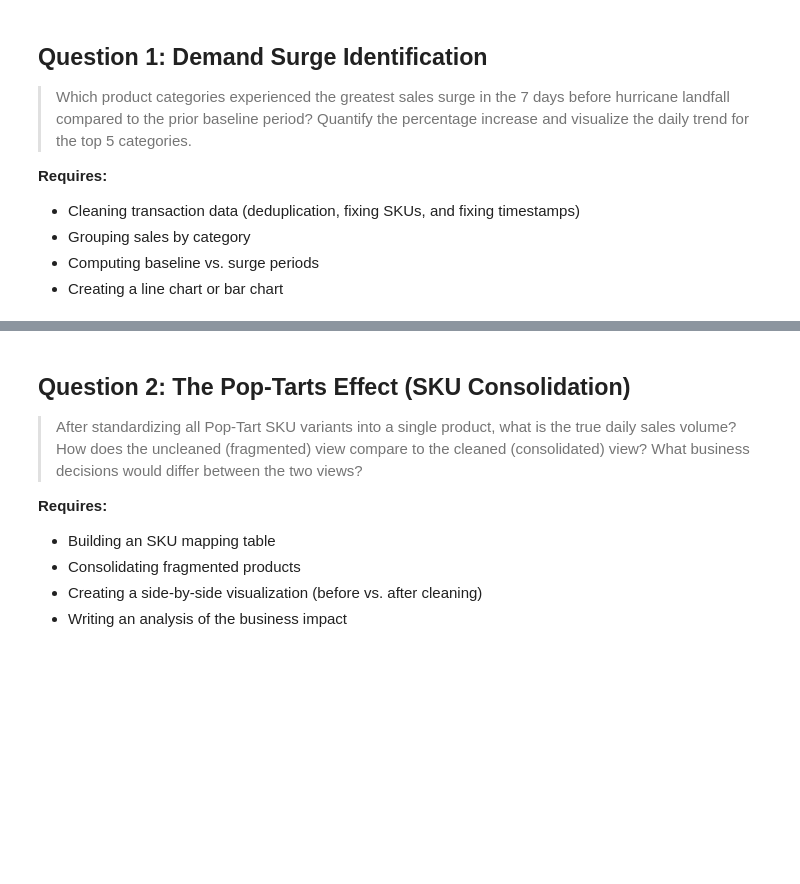
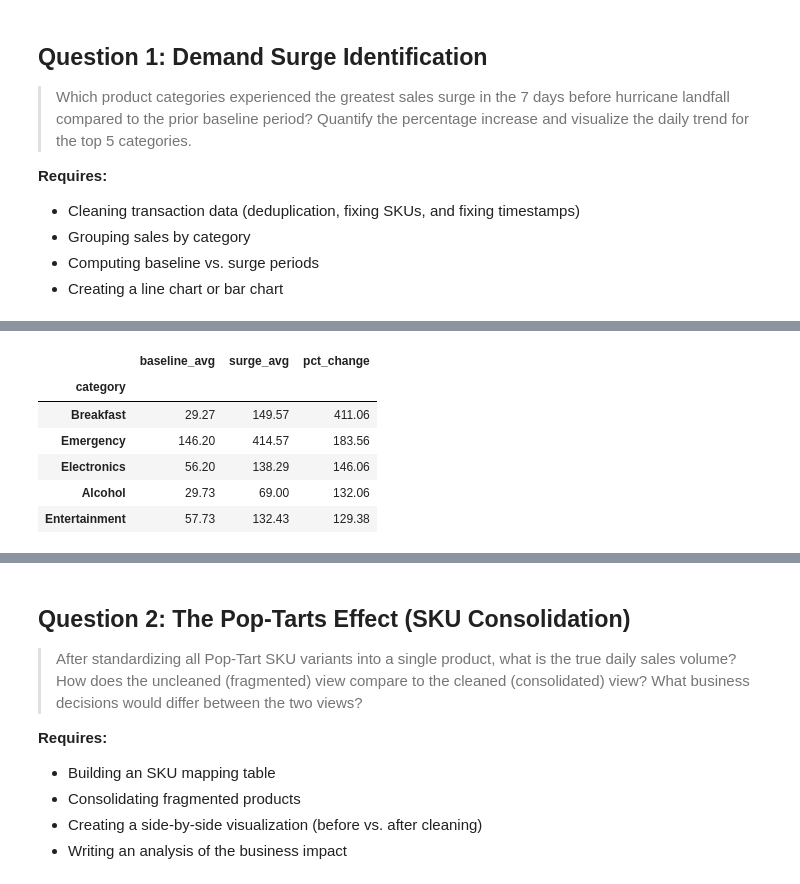
Before and after one commit to simichakravarty16/walmart-hurricane-project, a Jupyter notebook: notebooks/team_notebook.ipynb, the cells around one changed output, grey strips where cells are left out. Saved outputs shown, nothing was run; the diff lists cells and outputs as text; code cells hidden in the pictures; blank space fills up the shorter version.

```diff
--- a/notebooks/team_notebook.ipynb
+++ b/notebooks/team_notebook.ipynb
@@ -1231,0 +1323,12 @@ pd.DataFrame(DECISIONS)
+# %%
+# Question 1, Part 5: Identify the top five categories
+top_5 = comparision.sort_values('pct_change', ascending=False).head(5)
+top_5.round(2)
+# %% [output]
+|  | baseline_avg | surge_avg | pct_change |
+| category |  |  |  |
+| Breakfast | 29.27 | 149.57 | 411.06 |
+| Emergency | 146.20 | 414.57 | 183.56 |
+| Electronics | 56.20 | 138.29 | 146.06 |
+| Alcohol | 29.73 | 69.00 | 132.06 |
+| Entertainment | 57.73 | 132.43 | 129.38 |
```
Also changed, not shown: parts of 11 cells of this notebook.
